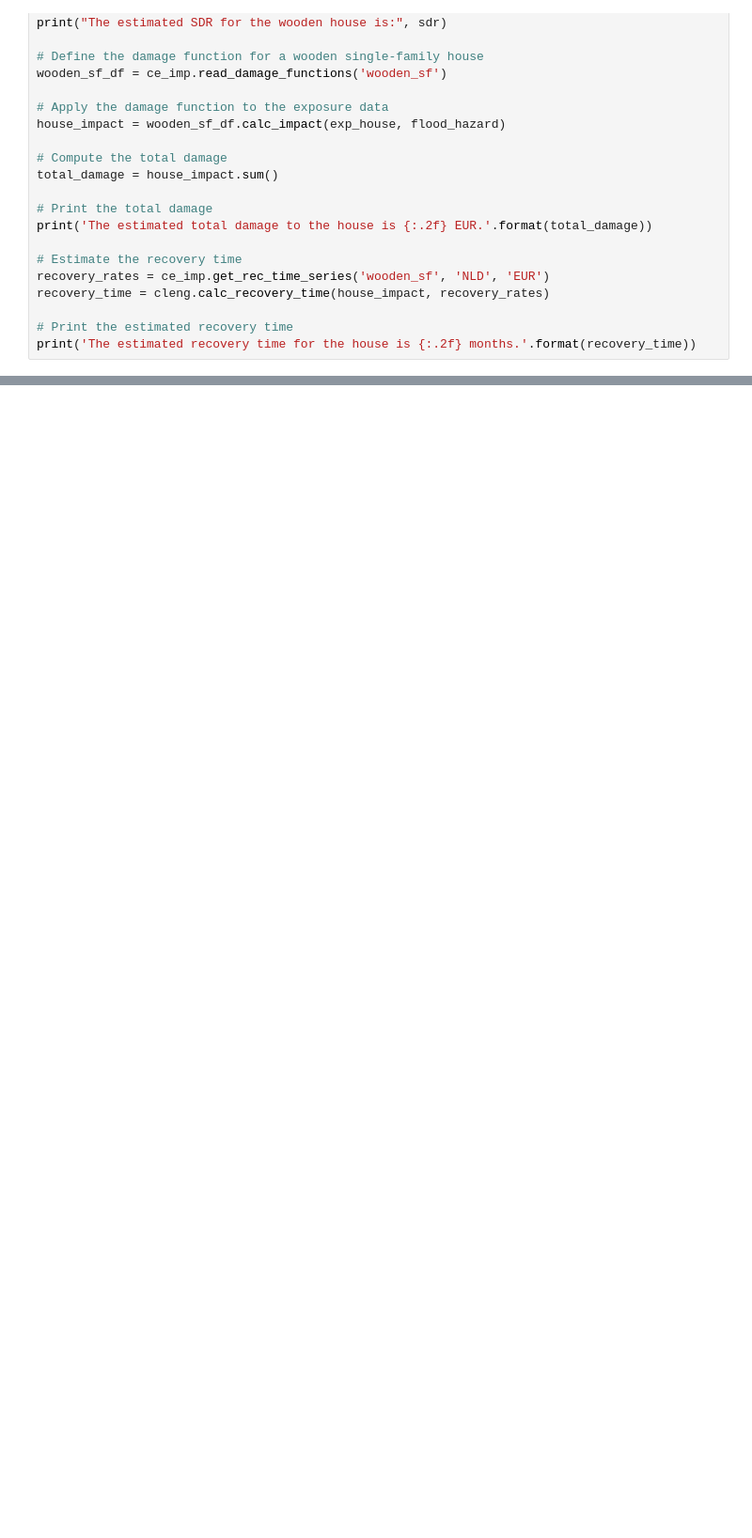
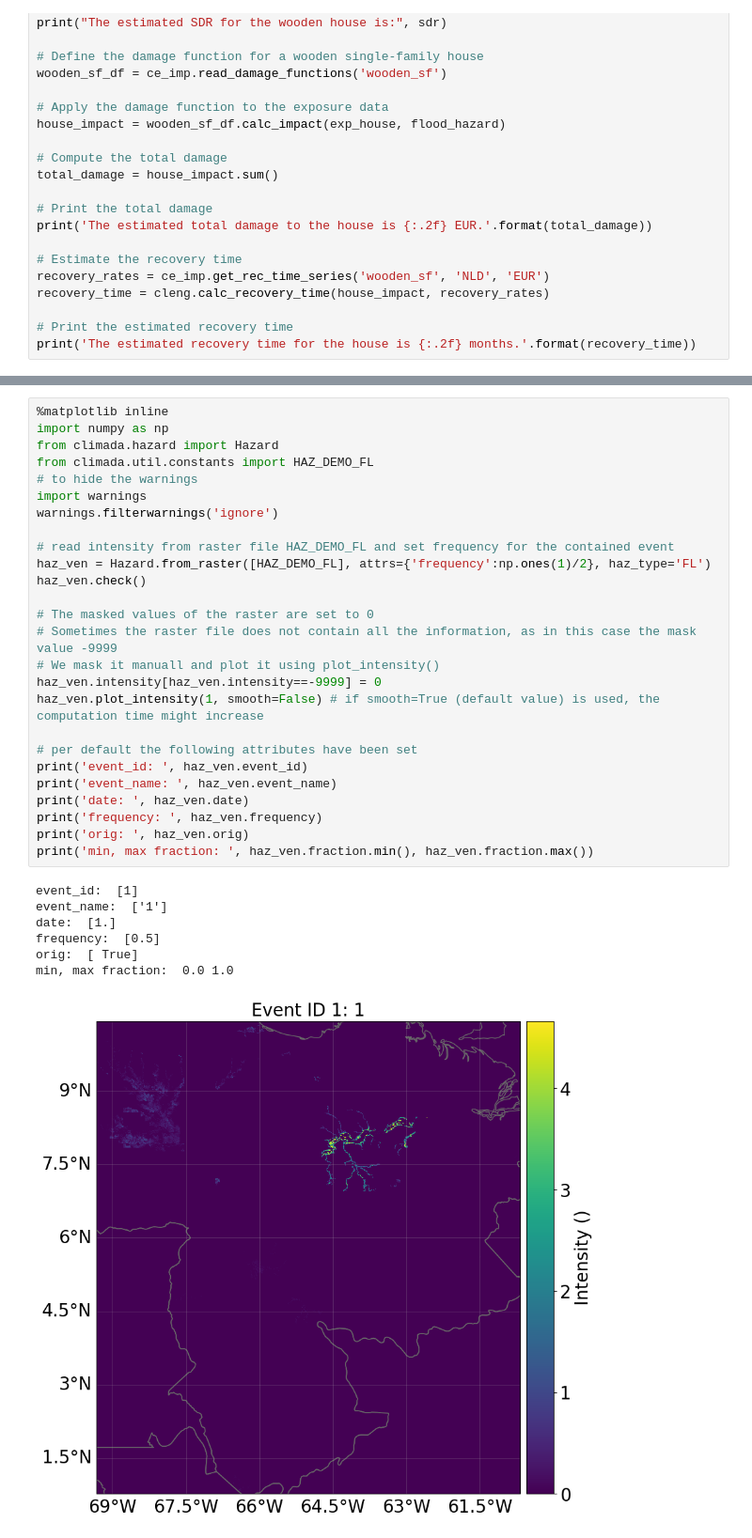
Before and after one commit to EdaAkaltun/Project-T, a Jupyter notebook: climada.ipynb, the cells around one changed output, grey strips where cells are left out. Shown at 94% size. Cells and saved outputs as stored; diff of their text form; blank space fills up the shorter version.

Commit message:
Climada setup

```diff
--- a/climada.ipynb
+++ b/climada.ipynb
@@ -104,0 +154,34 @@ print('The estimated recovery time for the house is {:.2f} months.'.format(recov
+# %%
+%matplotlib inline
+import numpy as np
+from climada.hazard import Hazard
+from climada.util.constants import HAZ_DEMO_FL
+# to hide the warnings
+import warnings
+warnings.filterwarnings('ignore')
+
+# read intensity from raster file HAZ_DEMO_FL and set frequency for the contained event
+haz_ven = Hazard.from_raster([HAZ_DEMO_FL], attrs={'frequency':np.ones(1)/2}, haz_type='FL')
+haz_ven.check()
+
+# The masked values of the raster are set to 0
+# Sometimes the raster file does not contain all the information, as in this case the mask value -9999
+# We mask it manuall and plot it using plot_intensity()
+haz_ven.intensity[haz_ven.intensity==-9999] = 0
+haz_ven.plot_intensity(1, smooth=False) # if smooth=True (default value) is used, the computation time might increase
+
+# per default the following attributes have been set
+print('event_id: ', haz_ven.event_id)
+print('event_name: ', haz_ven.event_name)
+print('date: ', haz_ven.date)
+print('frequency: ', haz_ven.frequency)
+print('orig: ', haz_ven.orig)
+print('min, max fraction: ', haz_ven.fraction.min(), haz_ven.fraction.max())
+# %% [output]
+event_id:  [1]
+event_name:  ['1']
+date:  [1.]
+frequency:  [0.5]
+orig:  [ True]
+min, max fraction:  0.0 1.0
+[figure, added]
```
Also changed, not shown: parts of 6 cells of this notebook, 2 other files.
